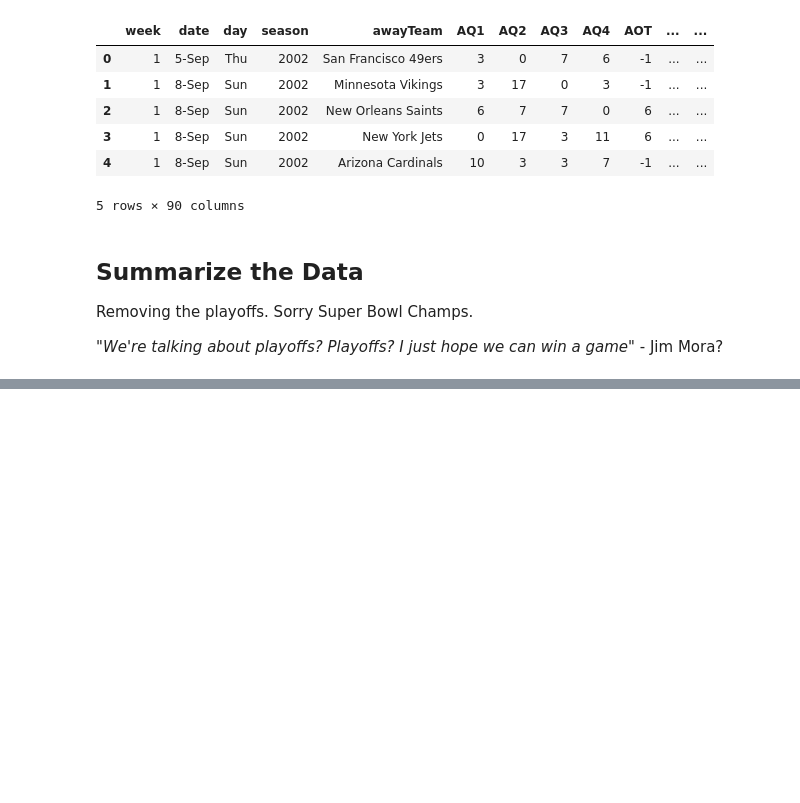
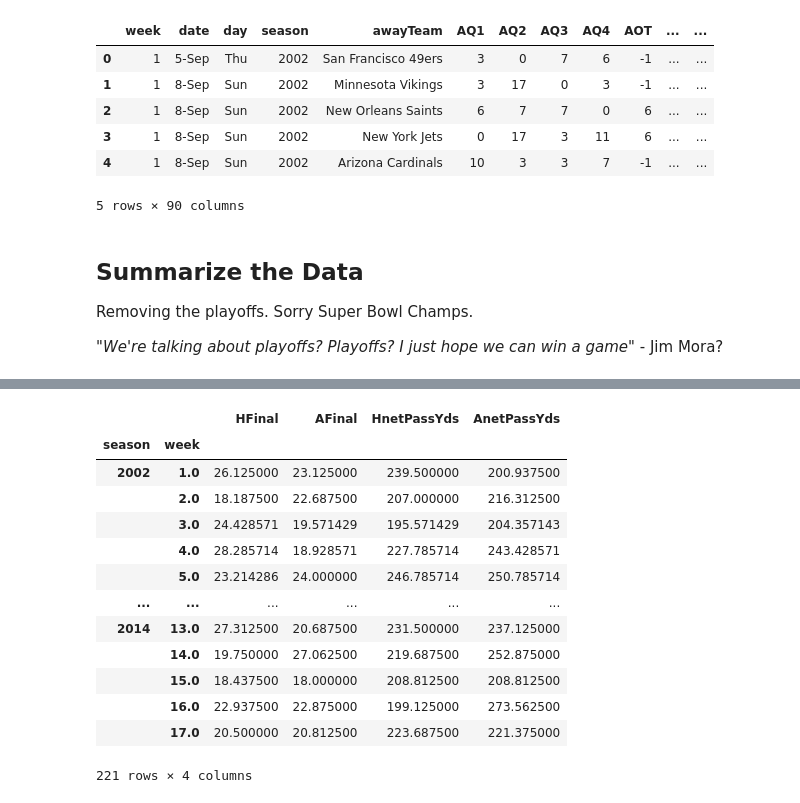
Before and after one commit to evandwh/ST554---Spring-2026---NCSU, a Jupyter notebook: Whitfield_ST554_HW4.ipynb, the cells around one changed output, grey strips where cells are left out. Drawn from its saved outputs; the diff is of its cells as text; code cells hidden in the pictures; blank space fills up the shorter version.

```diff
--- a/Whitfield_ST554_HW4.ipynb
+++ b/Whitfield_ST554_HW4.ipynb
@@ -465,0 +544,20 @@ KeyError: 'False: boolean label can not be used without a boolean index'
+# %%
+NFL_RS_data \
+  .groupby(["season", "week"]) \
+   [vars] \
+   .mean()
+# %% [output]
+|  |  | HFinal | AFinal | HnetPassYds | AnetPassYds |
+| season | week |  |  |  |  |
+| 2002 | 1.0 | 26.125000 | 23.125000 | 239.500000 | 200.937500 |
+|  | 2.0 | 18.187500 | 22.687500 | 207.000000 | 216.312500 |
+|  | 3.0 | 24.428571 | 19.571429 | 195.571429 | 204.357143 |
+|  | 4.0 | 28.285714 | 18.928571 | 227.785714 | 243.428571 |
+|  | 5.0 | 23.214286 | 24.000000 | 246.785714 | 250.785714 |
+| ... | ... | ... | ... | ... | ... |
+| 2014 | 13.0 | 27.312500 | 20.687500 | 231.500000 | 237.125000 |
+|  | 14.0 | 19.750000 | 27.062500 | 219.687500 | 252.875000 |
+|  | 15.0 | 18.437500 | 18.000000 | 208.812500 | 208.812500 |
+|  | 16.0 | 22.937500 | 22.875000 | 199.125000 | 273.562500 |
+|  | 17.0 | 20.500000 | 20.812500 | 223.687500 | 221.375000 |
+221 rows × 4 columns
```
Also changed, not shown: parts of 8 cells of this notebook.
